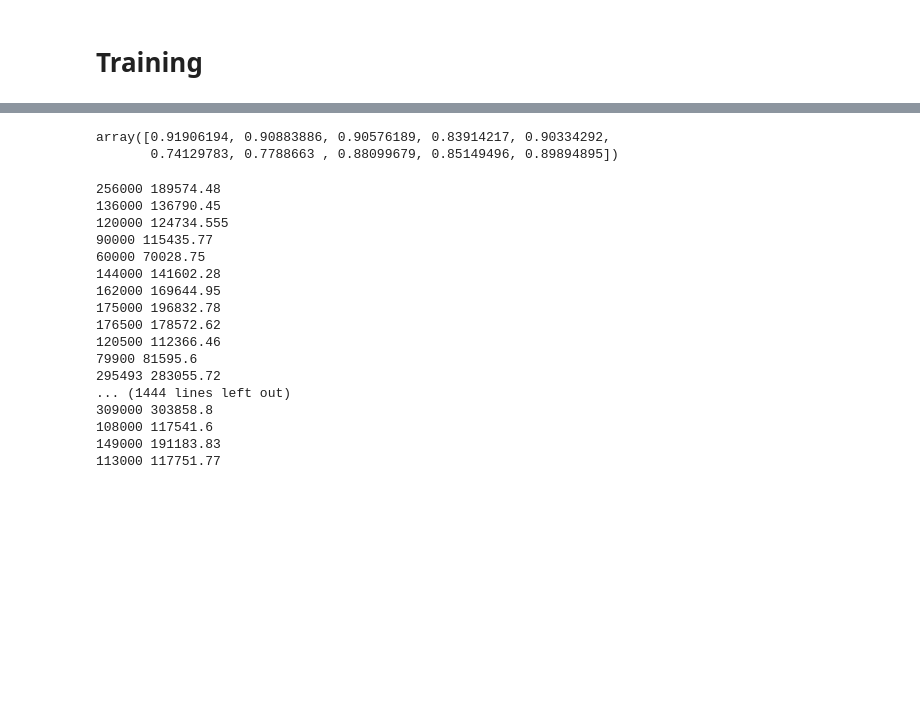
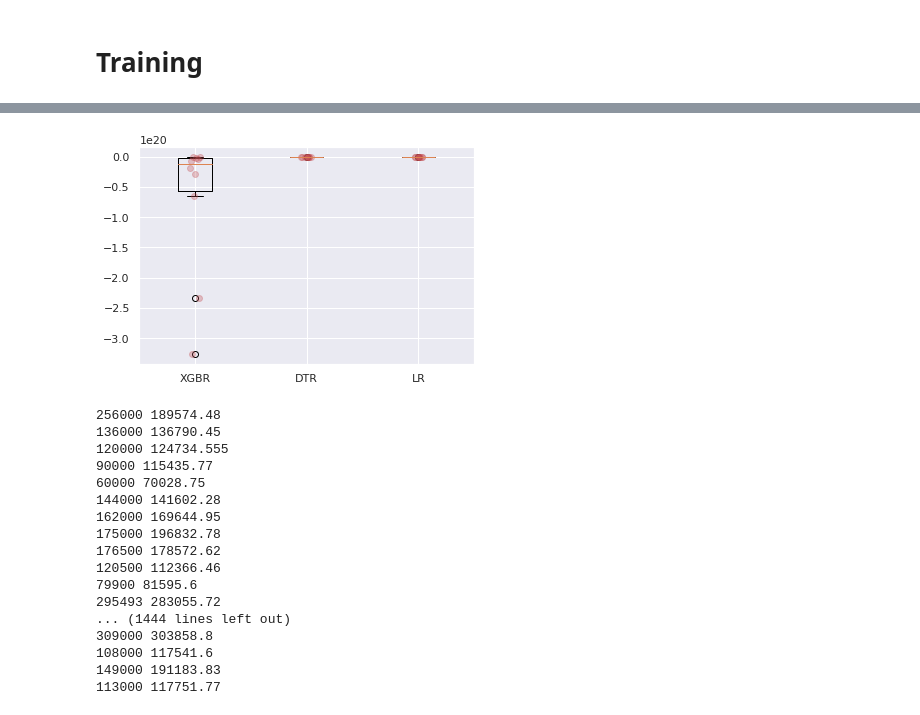
Before and after one commit to Hoter11/kaggle, a Jupyter notebook: house-prices/sales-problem.ipynb, the cells around one changed output, grey strips where cells are left out. Saved outputs shown, nothing was run; the diff lists cells and outputs as text; code cells hidden in the pictures; blank space fills up the shorter version.

```diff
--- a/house-prices/sales-problem.ipynb
+++ b/house-prices/sales-problem.ipynb
@@ -30,6 +34,11 @@ def clean_datasets(train, submission):
         train = train.drop(col, axis=1)
         submission = submission.drop(col, axis=1)
 
+    num_cols = train.select_dtypes(include=['int32', 'float32', 'uint8'])
+    for col in num_cols:
+        train[col].fillna(0, inplace=True)
+        if col != 'SalePrice':
+            submission[col].fillna(0, inplace=True)
     return train, submission
 
 def correlation_matrix(dataset, target_variable, top_variables=10):
@@ -150,0 +110,5 @@ Number of duplicates: 0
+# %%
+train = downcast_dtypes(train)
+submission = downcast_dtypes(submission)
+train, submission = clean_datasets(train, submission)
+show_info(train)
@@ -152,14 +134,16 @@ Number of duplicates: 0
 # Model selection
 # %%
 model_seed = randint(0, 100)
-model = xgb.XGBRegressor(
+XGBR = xgb.XGBRegressor(
     max_depth=5,
     min_child_weight=0.7,
     subsample=1,
     eta=0.15,
     num_round=100,
     seed=model_seed)
-#model = DecisionTreeRegressor(max_depth=5)
+DTR = DecisionTreeRegressor(max_depth=5)
+linear = LinearRegression()
+models = [linear, XGBR, DTR]
 # %% [markdown]
 # Training
 # %%
@@ -175,11 +159,14 @@ X = scaler.fit_transform(X)
 
 kfold = model_selection.KFold(n_splits=10, random_state=42, shuffle=False)
 
-scores = []
-for train_index, test_index in kfold.split(X):
-    X_train, X_test, y_train, y_test = X[train_index], X[test_index], y[train_index], y[test_index]
-    model.fit(X_train, y_train)
-    scores.append(model.score(X_test, y_test))
+scores = np.zeros((10, len(models)))
+for i, index in enumerate(kfold.split(X)):
+    train_index, val_index = index
+    X_train, X_val, y_train, y_val = X[train_index], X[val_index], y[train_index], y[val_index]
 
-np.median(scores)
+    [model.fit(X_train, y_train) for model in models]
+    for j, model in enumerate(models):
+        scores[i][j] = model.score(X_val, y_val)
+
+print(scores)
 # %% [output]
@@ -187,8 +183,16 @@ np.median(scores)
-# %%
-cross_val_score(model, X, y, cv=kfold)
-# %% [output]
-array([0.91906194, 0.90883886, 0.90576189, 0.83914217, 0.90334292,
-       0.74129783, 0.7788663 , 0.88099679, 0.85149496, 0.89894895])
+# %%
+# Plot models performance
+plt.boxplot(scores)
+for i in range(len(models)):
+    xderiv = (i+1)*np.ones(scores[:,i].shape)+(np.random.rand(10,)-0.5)*0.1
+    plt.plot(xderiv,scores[:,i],'ro',alpha=0.3)
+
+
+ax = plt.gca()
+ax.set_xticklabels(['XGBR', 'DTR', 'LR'])
+pass
+# %% [output]
+[figure, added]
 # %%
 pred = cross_val_predict(model, X, y, cv=10)
 # %%
```
Also changed, not shown: parts of 6 cells of this notebook, 18 other files.
